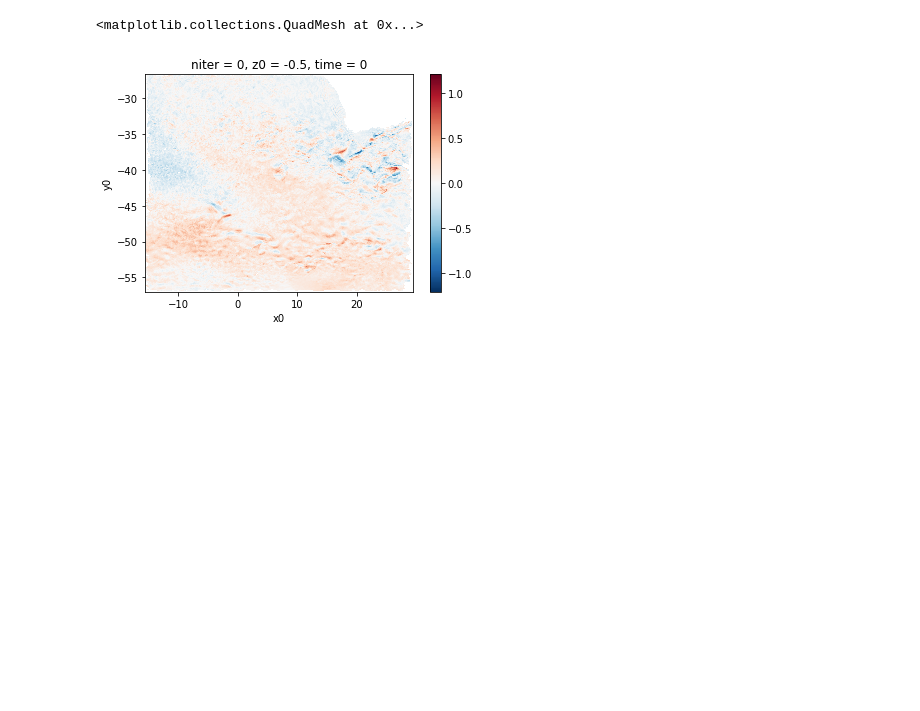
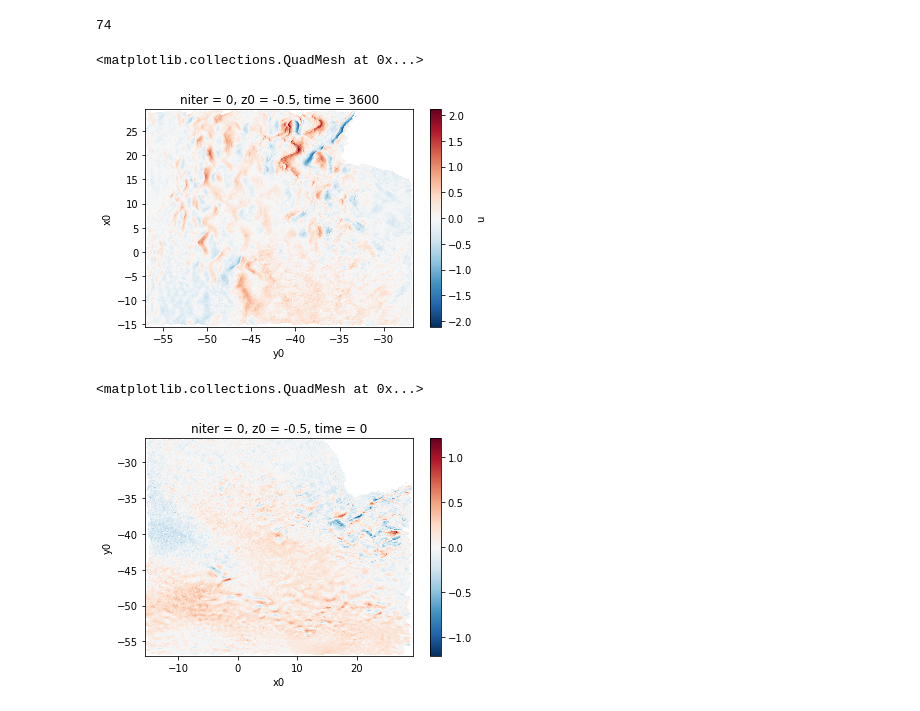
Before and after one commit to cspencerjones/separating-balanced, a Jupyter notebook: python/Make_filtered_series.ipynb, the cells around one changed output. Saved outputs shown, nothing was run; the diff lists cells and outputs as text; code cells hidden in the pictures; blank space fills up the shorter version.

```diff
--- a/python/Make_filtered_series.ipynb
+++ b/python/Make_filtered_series.ipynb
@@ -47,3 +50,12 @@ for fileno in range(0,nofiles):#nofiles
+# %%
+ds.niter.size
+# %% [output]
+74
+# %%
+u_unfiltered.isel(time=1).plot()
+# %% [output]
+<matplotlib.collections.QuadMesh at 0x...>
+[figure, added]
 # %%
 (u_unfiltered-u_filtered).plot(x='x0')
 # %% [output]
```
Also changed, not shown: parts of 2 cells of this notebook, 3 other files.
